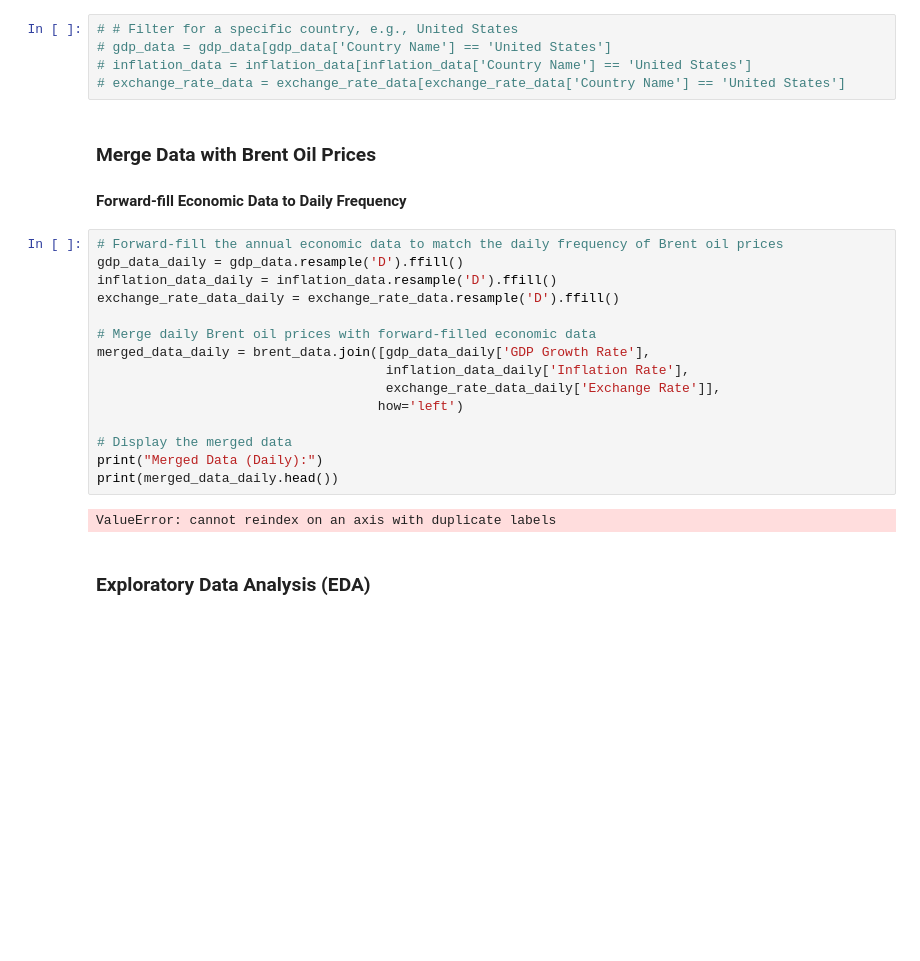
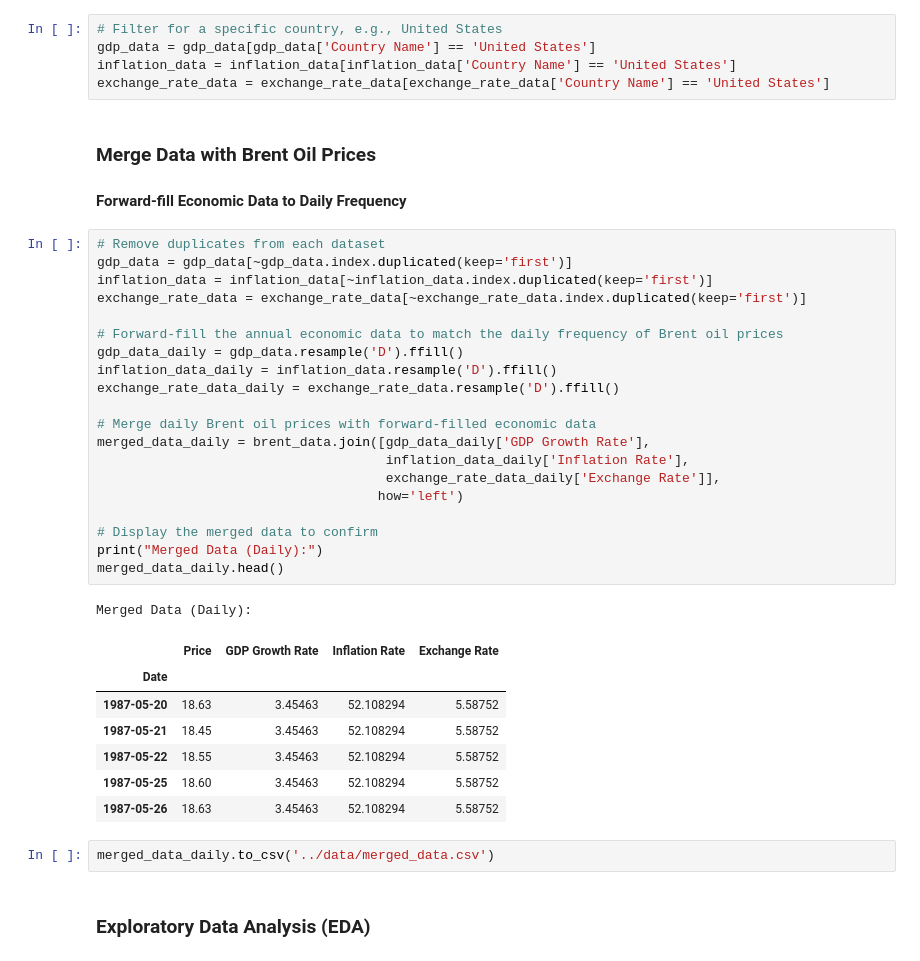
Before and after one commit to zol23-g/Brent-oil-price-analysis, a Jupyter notebook: notebooks/02_time_series_analysis.ipynb, the cells around one changed output. Drawn from its saved outputs; the diff is of its cells as text; blank space fills up the shorter version.

```diff
--- a/notebooks/02_time_series_analysis.ipynb
+++ b/notebooks/02_time_series_analysis.ipynb
@@ -166,28 +157,42 @@ Year
 # %%
-# # Filter for a specific country, e.g., United States
-# gdp_data = gdp_data[gdp_data['Country Name'] == 'United States']
-# inflation_data = inflation_data[inflation_data['Country Name'] == 'United States']
-# exchange_rate_data = exchange_rate_data[exchange_rate_data['Country Name'] == 'United States']
+# Filter for a specific country, e.g., United States
+gdp_data = gdp_data[gdp_data['Country Name'] == 'United States']
+inflation_data = inflation_data[inflation_data['Country Name'] == 'United States']
+exchange_rate_data = exchange_rate_data[exchange_rate_data['Country Name'] == 'United States']
 # %% [markdown]
 ### Merge Data with Brent Oil Prices
 #### Forward-fill Economic Data to Daily Frequency
 # %%
+# Remove duplicates from each dataset
+gdp_data = gdp_data[~gdp_data.index.duplicated(keep='first')]
+inflation_data = inflation_data[~inflation_data.index.duplicated(keep='first')]
+exchange_rate_data = exchange_rate_data[~exchange_rate_data.index.duplicated(keep='first')]
+
 # Forward-fill the annual economic data to match the daily frequency of Brent oil prices
 gdp_data_daily = gdp_data.resample('D').ffill()
 inflation_data_daily = inflation_data.resample('D').ffill()
 exchange_rate_data_daily = exchange_rate_data.resample('D').ffill()
 
 # Merge daily Brent oil prices with forward-filled economic data
 merged_data_daily = brent_data.join([gdp_data_daily['GDP Growth Rate'],
                                      inflation_data_daily['Inflation Rate'],
                                      exchange_rate_data_daily['Exchange Rate']],
                                     how='left')
 
-# Display the merged data
+# Display the merged data to confirm
 print("Merged Data (Daily):")
-print(merged_data_daily.head())
+merged_data_daily.head()
 # %% [output]
-ValueError: cannot reindex on an axis with duplicate labels
+Merged Data (Daily):
+|  | Price | GDP Growth Rate | Inflation Rate | Exchange Rate |
+| Date |  |  |  |  |
+| 1987-05-20 | 18.63 | 3.45463 | 52.108294 | 5.58752 |
+| 1987-05-21 | 18.45 | 3.45463 | 52.108294 | 5.58752 |
+| 1987-05-22 | 18.55 | 3.45463 | 52.108294 | 5.58752 |
+| 1987-05-25 | 18.60 | 3.45463 | 52.108294 | 5.58752 |
+| 1987-05-26 | 18.63 | 3.45463 | 52.108294 | 5.58752 |
+# %%
+merged_data_daily.to_csv('../data/merged_data.csv')
 # %% [markdown]
 ### Exploratory Data Analysis (EDA)
 # %%
```
Also changed, not shown: parts of 8 cells of this notebook, 2 other files.
